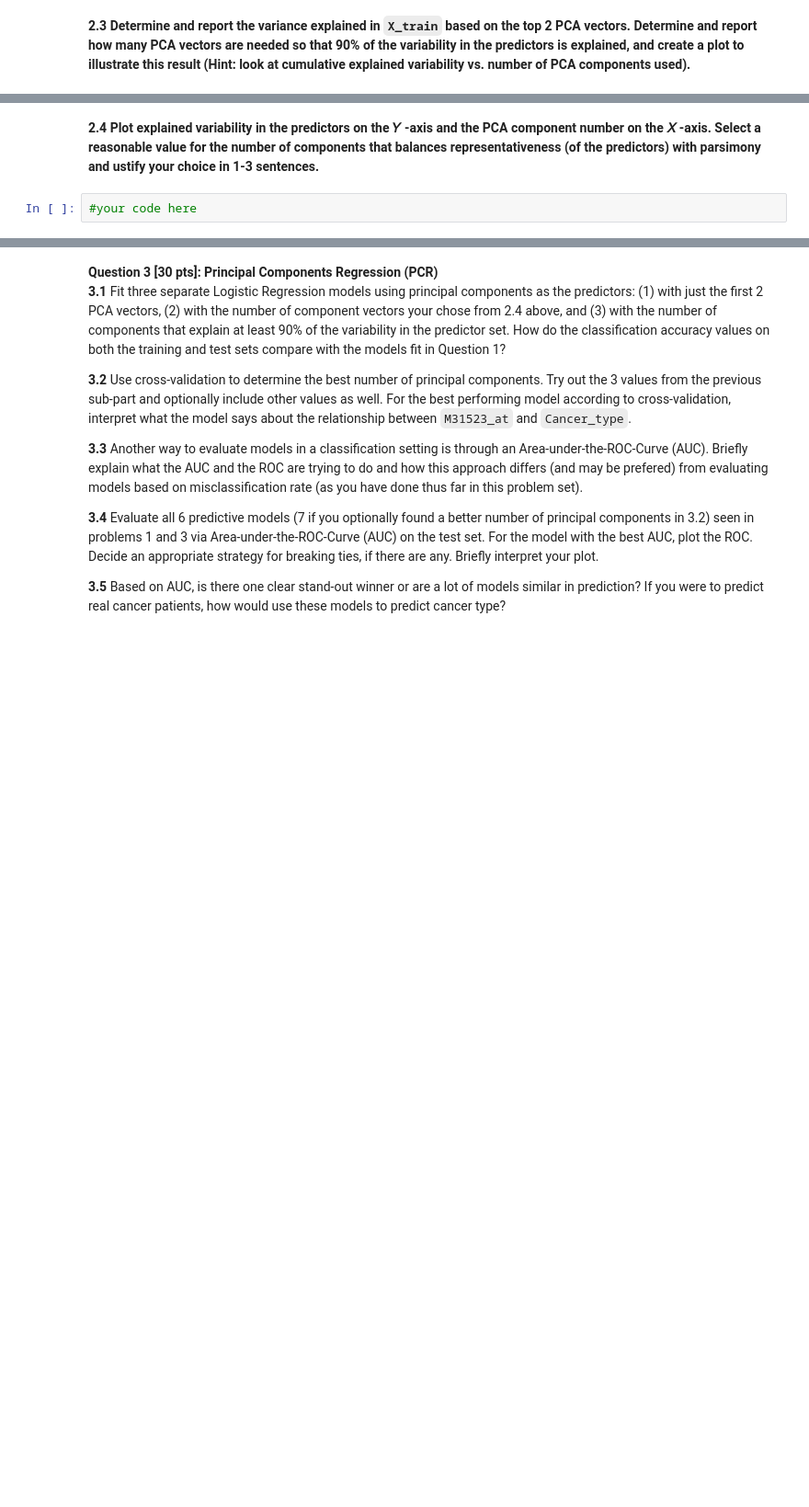
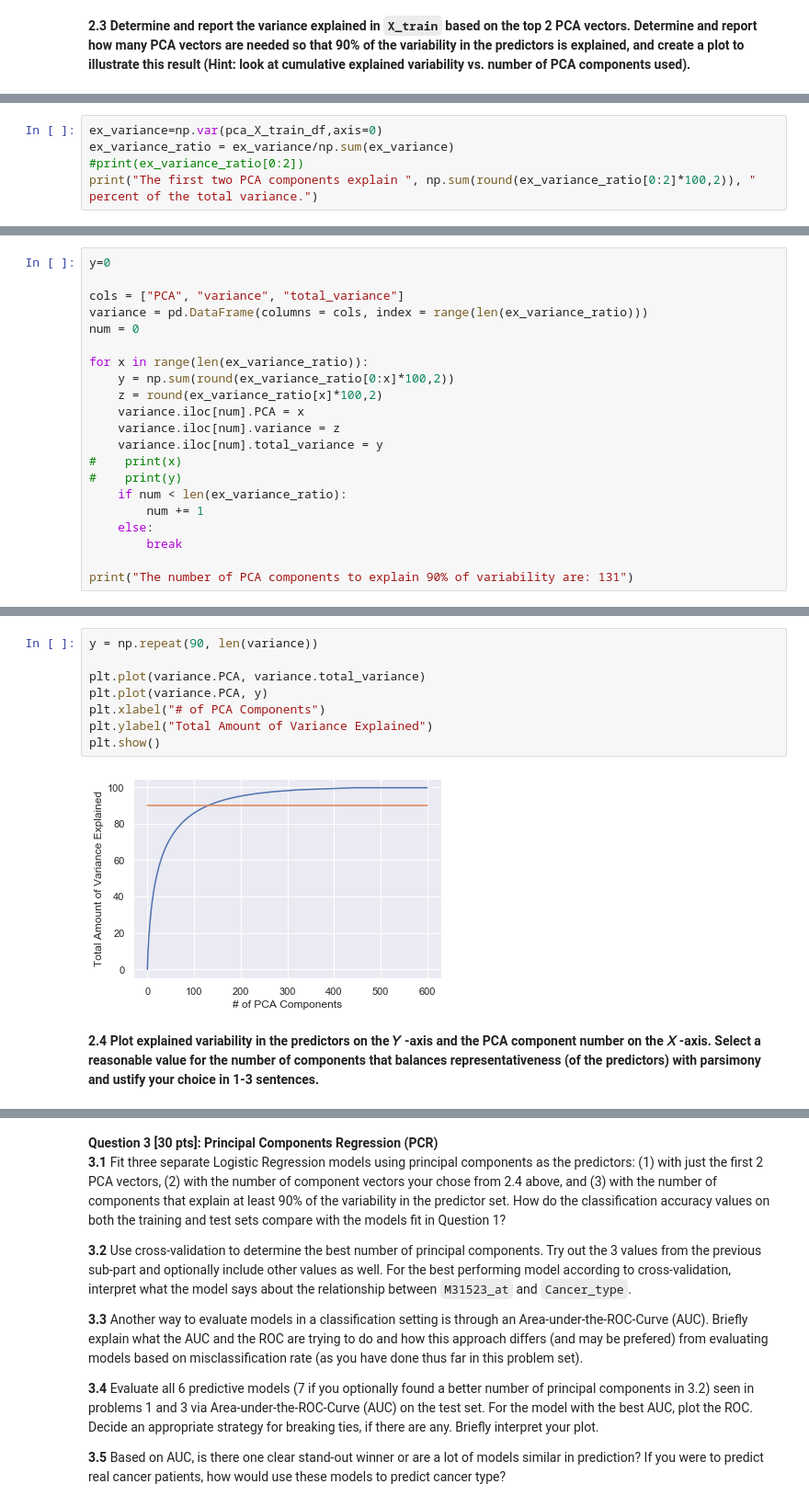
Before and after one commit to jake-w-schneider/CS109a-Group-81-Final-Project, a Jupyter notebook: HW/hw5/cs109A_HW5_2019.ipynb, the cells around one changed output, grey strips where cells are left out. Shown at 92% size. Cells and saved outputs as stored; diff of their text form; blank space fills up the shorter version.

```diff
--- a/HW/hw5/cs109A_HW5_2019.ipynb
+++ b/HW/hw5/cs109A_HW5_2019.ipynb
@@ -219,0 +259,5 @@ df_r2 #k=9 is best
+# %%
+ex_variance=np.var(pca_X_train_df,axis=0)
+ex_variance_ratio = ex_variance/np.sum(ex_variance)
+#print(ex_variance_ratio[0:2])
+print("The first two PCA components explain ", np.sum(round(ex_variance_ratio[0:2]*100,2)), " percent of the total variance.")
@@ -219,0 +266,21 @@ df_r2 #k=9 is best
+# %%
+y=0
+
+cols = ["PCA", "variance", "total_variance"]
+variance = pd.DataFrame(columns = cols, index = range(len(ex_variance_ratio)))
+num = 0
+
+for x in range(len(ex_variance_ratio)):
+    y = np.sum(round(ex_variance_ratio[0:x]*100,2))
+    z = round(ex_variance_ratio[x]*100,2)
+    variance.iloc[num].PCA = x
+    variance.iloc[num].variance = z
+    variance.iloc[num].total_variance = y
+#    print(x)
+#    print(y)
+    if num < len(ex_variance_ratio):
+        num += 1
+    else:
+        break
+
+print("The number of PCA components to explain 90% of variability are: 131")
@@ -220,4 +298,12 @@ df_r2 #k=9 is best
+# %%
+y = np.repeat(90, len(variance))
+
+plt.plot(variance.PCA, variance.total_variance)
+plt.plot(variance.PCA, y)
+plt.xlabel("# of PCA Components")
+plt.ylabel("Total Amount of Variance Explained")
+plt.show()
+# %% [output]
+[figure, added]
 # %% [markdown]
 **2.4 Plot explained variability in the predictors on the  𝑌 -axis and the PCA component number on the 𝑋 -axis. Select a reasonable value for the number of components that balances representativeness (of the predictors) with parsimony and ustify your choice in 1-3 sentences.**
-# %%
-#your code here
```
Also changed, not shown: parts of 14 cells of this notebook.
